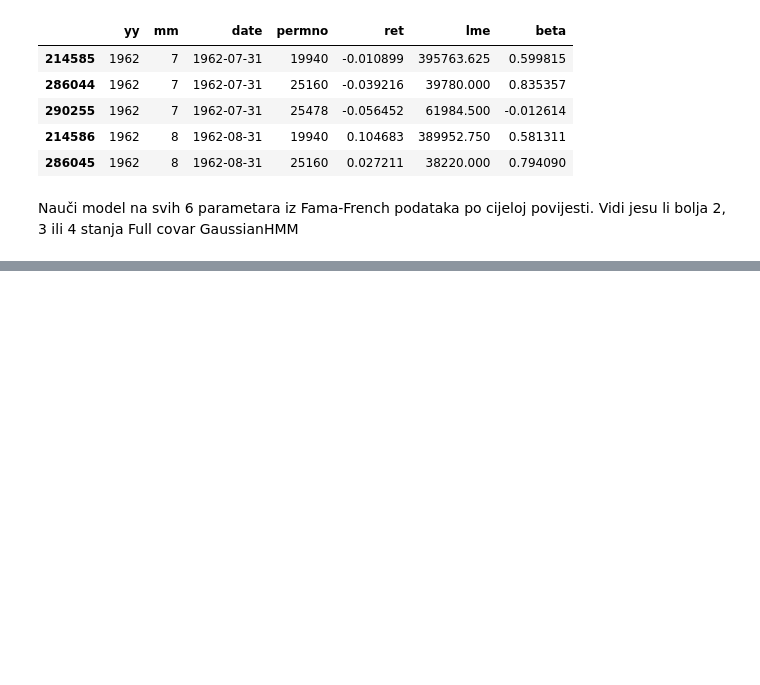
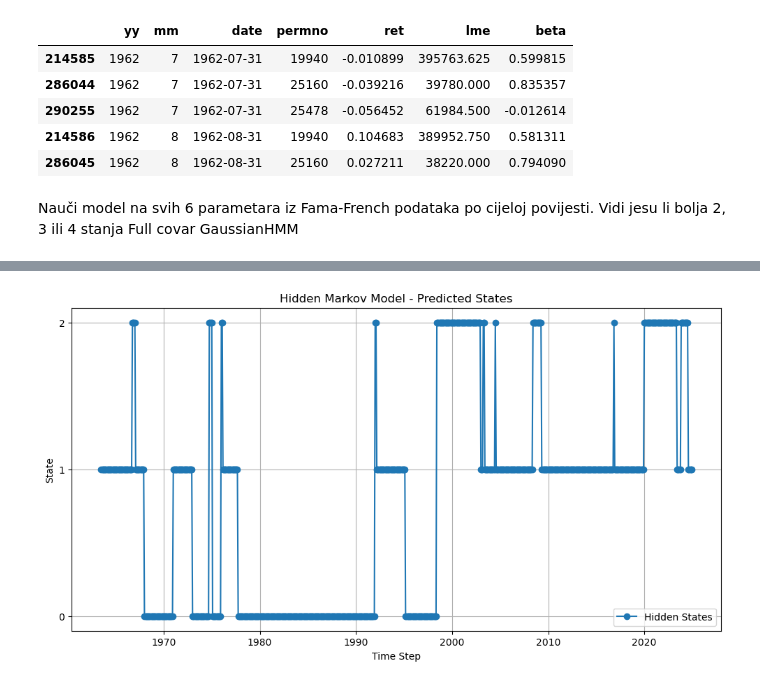
Before and after one commit to evucelic/HMM-Market-Regime-Estimation, a Jupyter notebook: main.ipynb, the cells around one changed output, grey strips where cells are left out. Drawn from its saved outputs; the diff is of its cells as text; code cells hidden in the pictures; blank space fills up the shorter version.

```diff
--- a/main.ipynb
+++ b/main.ipynb
@@ -136,0 +209,13 @@ plt.show()
+# %%
+# Visualization
+plt.figure(figsize=(12, 6))
+plt.plot(data_fama_french.index, hidden_states, label='Hidden States', marker='o', linestyle='-')
+plt.title('Hidden Markov Model - Predicted States')
+plt.xlabel('Time Step')
+plt.ylabel('State')
+plt.yticks(np.arange(h.n_components))  # Ensure y-ticks match the number of components
+plt.legend()
+plt.grid(True)
+plt.show()
+# %% [output]
+[figure, added]
```
Also changed, not shown: parts of 9 cells of this notebook.
